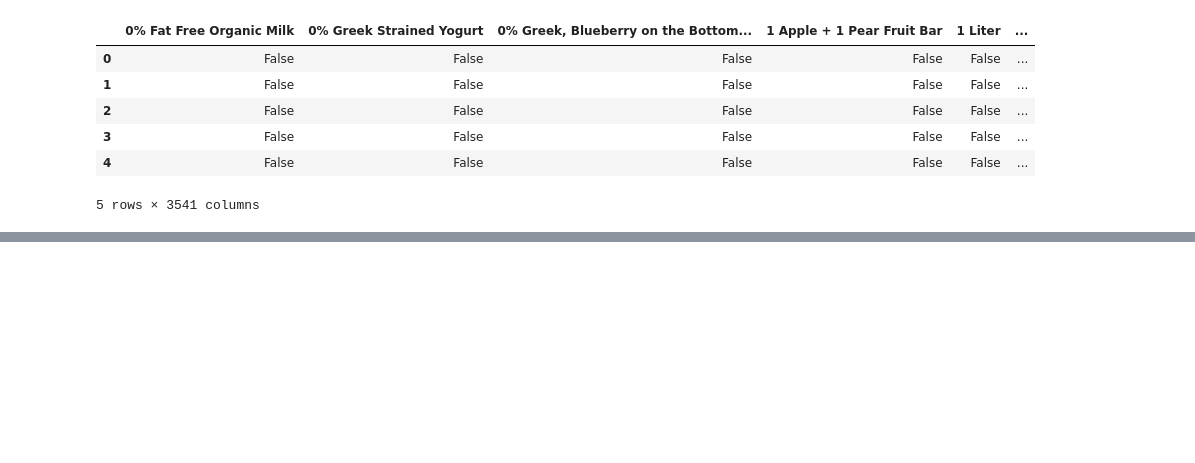
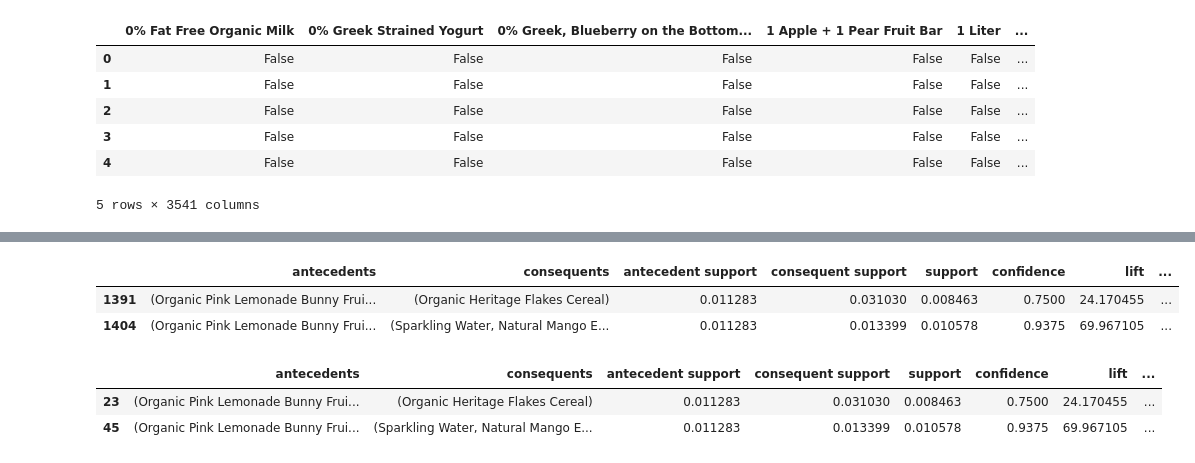
Before and after one commit to austinwilson1224/SJSU, a Jupyter notebook: 256/market-basket-hw/mbhw.ipynb, the cells around one changed output, grey strips where cells are left out. Saved outputs shown, nothing was run; the diff lists cells and outputs as text; code cells hidden in the pictures; blank space fills up the shorter version.

```diff
--- a/256/market-basket-hw/mbhw.ipynb
+++ b/256/market-basket-hw/mbhw.ipynb
@@ -134,0 +107,14 @@ ValueError: The input DataFrame `df` containing the frequent itemsets is empty.
+# %%
+test_value = {'Dark Chocolate Minis', 'Organic Pink Lemonade Bunny Fruit Snacks','Peach-Pear Sparkling Water'}
+# %%
+res[res.antecedents == test_value]
+# %% [output]
+|  | antecedents | consequents | antecedent support | consequent support | support | confidence | lift | ... |
+| 1391 | (Organic Pink Lemonade Bunny Frui... | (Organic Heritage Flakes Cereal) | 0.011283 | 0.031030 | 0.008463 | 0.7500 | 24.170455 | ... |
+| 1404 | (Organic Pink Lemonade Bunny Frui... | (Sparkling Water, Natural Mango E... | 0.011283 | 0.013399 | 0.010578 | 0.9375 | 69.967105 | ... |
+# %%
+res2[res2.antecedents == test_value]
+# %% [output]
+|  | antecedents | consequents | antecedent support | consequent support | support | confidence | lift | ... |
+| 23 | (Organic Pink Lemonade Bunny Frui... | (Organic Heritage Flakes Cereal) | 0.011283 | 0.031030 | 0.008463 | 0.7500 | 24.170455 | ... |
+| 45 | (Organic Pink Lemonade Bunny Frui... | (Sparkling Water, Natural Mango E... | 0.011283 | 0.013399 | 0.010578 | 0.9375 | 69.967105 | ... |
```
Also changed, not shown: parts of 9 cells of this notebook.
